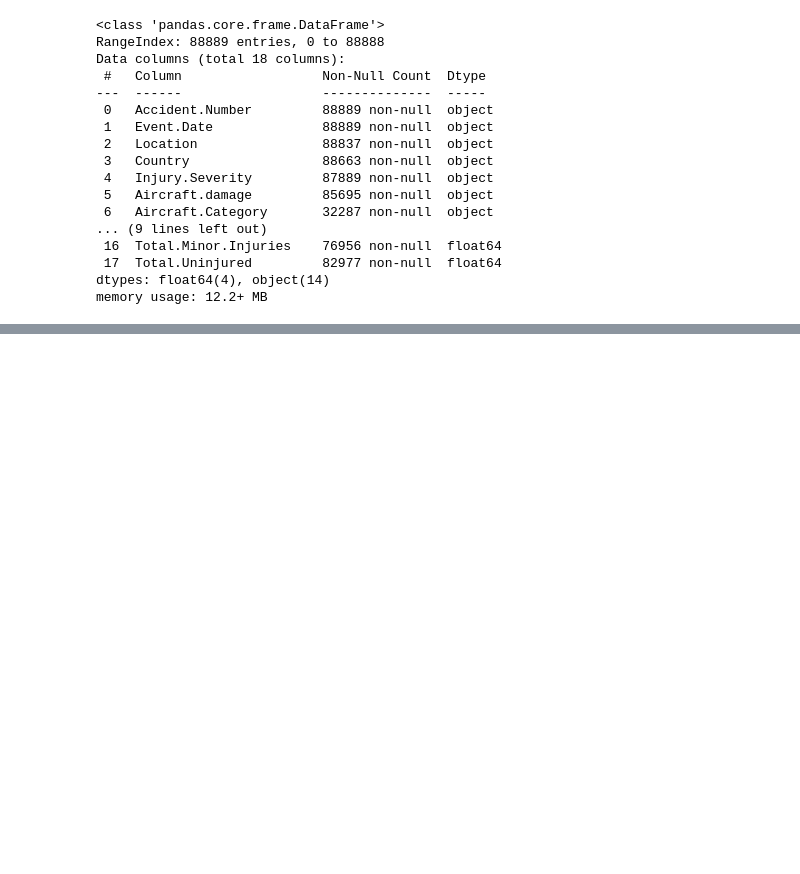
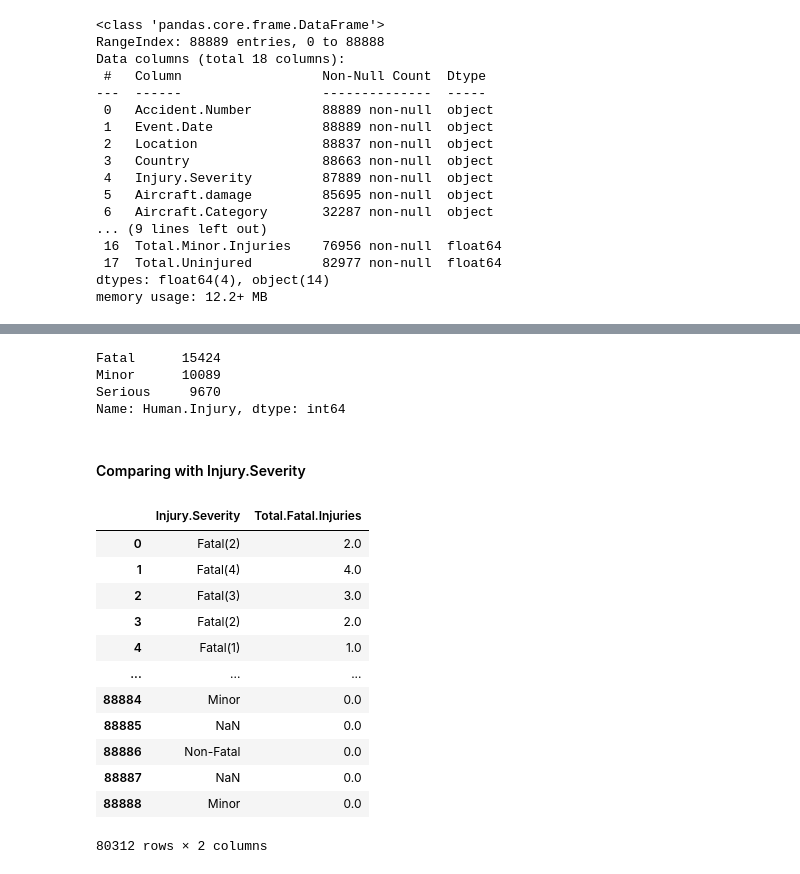
Before and after one commit to SamBen804/Aviation-Recommendations, a Jupyter notebook: Aviation_Recommendations_Exploratory_Analysis.ipynb, the cells around one changed output, grey strips where cells are left out. Cells and saved outputs as stored; diff of their text form; code cells hidden in the pictures; blank space fills up the shorter version.

```diff
--- a/Aviation_Recommendations_Exploratory_Analysis.ipynb
+++ b/Aviation_Recommendations_Exploratory_Analysis.ipynb
@@ -294,0 +312,37 @@ aviation_dropcol1[aviation_dropcol1['Amateur.Built'] == 'Yes'].drop(columns='Ama
+# %%
+# Categorizing the minor column.
+minor_category = (aviation_dropcol2['Total.Minor.Injuries'] > 0).apply(lambda x: 'Minor' if x else np.nan)
+# %%
+# Joining the categorized columns into one column
+injuries_categorized = pd.concat([fatal_category, serious_category, minor_category], axis=1)
+# %%
+# Adding the new feature onto the original dataframe
+aviation_dropcol2['Human.Injury'] = injuries_categorized.apply(lambda row: next((x for x in row if pd.notna(x)), np.nan), axis=1)
+# %%
+aviation_dropcol2['Human.Injury'].value_counts()
+# %% [output]
+Fatal      15424
+Minor      10089
+Serious     9670
+Name: Human.Injury, dtype: int64
+# %%
+# Creating a new reference variable for the original dataframe.
+aviation_addfeature1 = aviation_dropcol2.copy()
+# %% [markdown]
+#### Comparing with Injury.Severity
+# %%
+aviation_addfeature1[['Injury.Severity', 'Total.Fatal.Injuries']]
+# %% [output]
+|  | Injury.Severity | Total.Fatal.Injuries |
+| 0 | Fatal(2) | 2.0 |
+| 1 | Fatal(4) | 4.0 |
+| 2 | Fatal(3) | 3.0 |
+| 3 | Fatal(2) | 2.0 |
+| 4 | Fatal(1) | 1.0 |
+| ... | ... | ... |
+| 88884 | Minor | 0.0 |
+| 88885 | NaN | 0.0 |
+| 88886 | Non-Fatal | 0.0 |
+| 88887 | NaN | 0.0 |
+| 88888 | Minor | 0.0 |
+80312 rows × 2 columns
```
Also changed, not shown: parts of 18 cells of this notebook.
